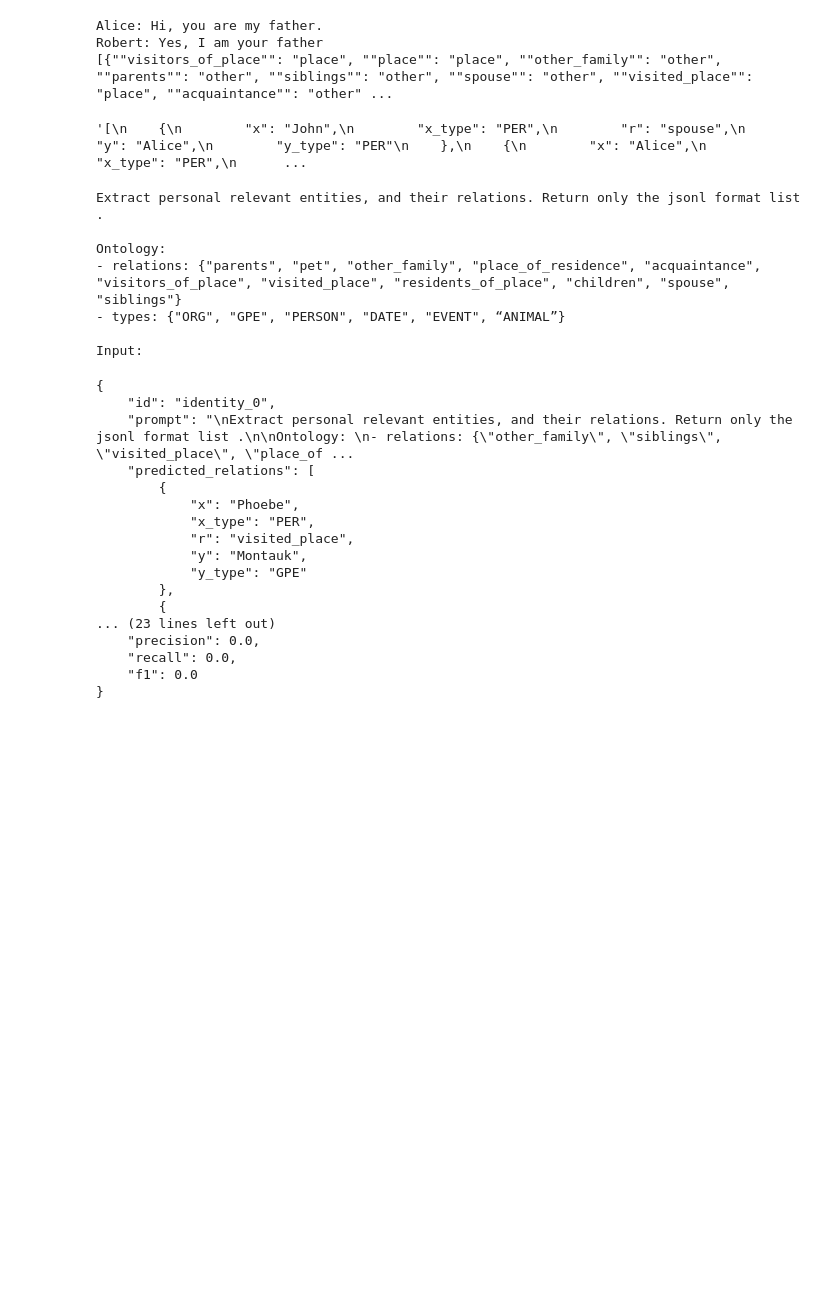
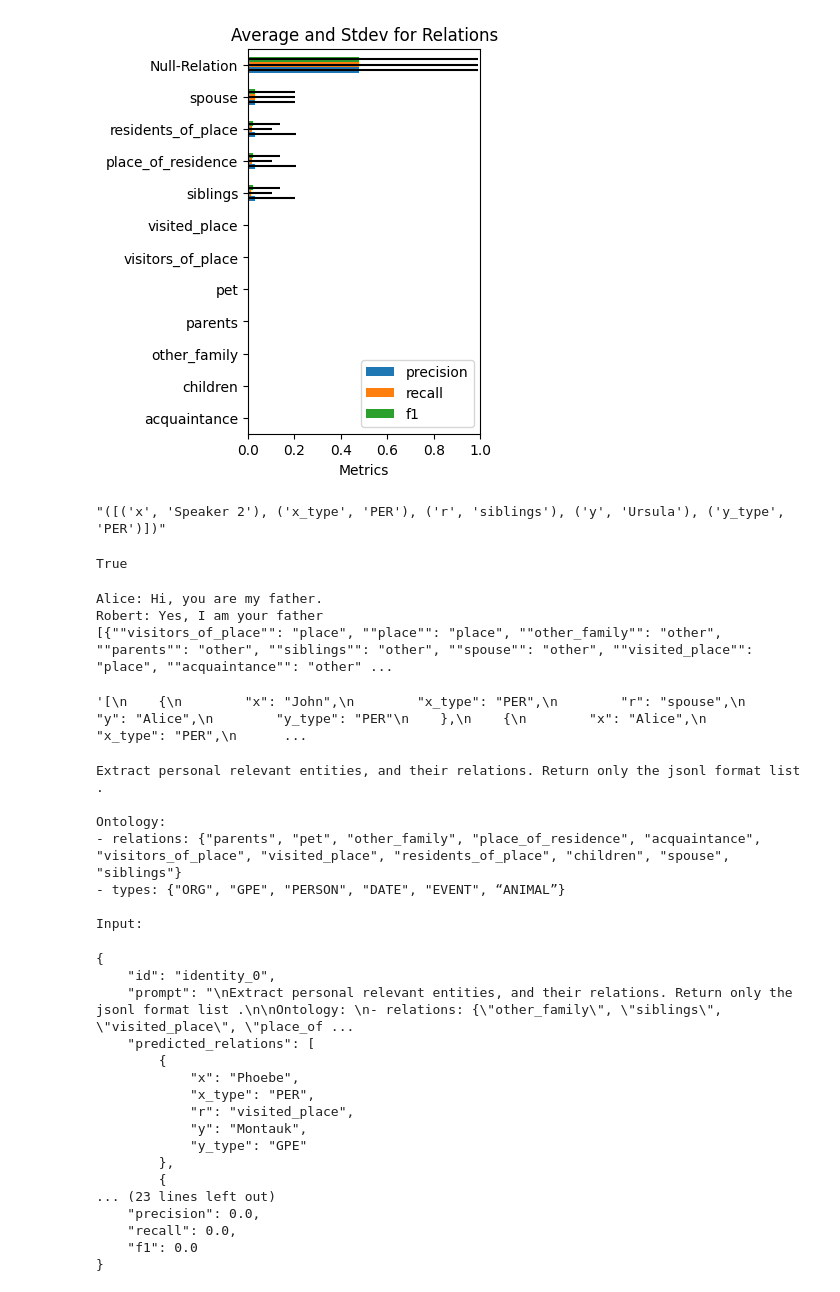
Before and after one commit to murilobellatini/RelNetCare, a Jupyter notebook: reports/04_model_evaluation/dialogre-evaluate-llama-relation-inferer.ipynb, the cells around one changed output. Drawn from its saved outputs; the diff is of its cells as text; code cells hidden in the pictures; blank space fills up the shorter version.

Commit message:
Fix metric computation and data paths

```diff
--- a/reports/04_model_evaluation/dialogre-evaluate-llama-relation-inferer.ipynb
+++ b/reports/04_model_evaluation/dialogre-evaluate-llama-relation-inferer.ipynb
@@ -210,3 +264,82 @@ Error processing entry with id identity_48: Expecting ':' delimiter: line 1 colu
+# %%
+import pandas as pd
+import matplotlib.pyplot as plt
+
+your_ontology =  {
+    "other_family", "siblings",
+    "visited_place",
+    "place_of_residence",
+    "spouse",
+    "pet", "acquaintance", "children", "visitors_of_place", "residents_of_place", "parents"
+    }
+
+grouped = df.groupby('id')
+
+def aggregate_by_relation(group):
+    metrics_by_relation = {}
+
+    all_true_labels = any(group['true_labels'])
+    all_predicted_labels = any(group['raw_inference'])
+
+    if not all_true_labels and not all_predicted_labels:
+        metrics_by_relation["Null-Relation"] = {'precision': 1, 'recall': 1, 'f1': 1}
+    elif all_true_labels and not all_predicted_labels:
+        metrics_by_relation["Null-Relation"] = {'precision': 0, 'recall': 0, 'f1': 0}
+
+    for r in your_ontology:
+        true_labels = [str(x) for x in group['true_labels'].iloc[0] if True]
+        predicted_labels = [str(x) for x in group['predicted_labels'].iloc[0] if r in x]
+
+
+        if not true_labels and not predicted_labels:
+           metrics_by_relation[r] = {'precision': None, 'recall': None, 'f1': None}
+        else:
+            precision, recall, f1 = RelationExtractorEvaluator._calculate_metrics_for_entry(true_labels, predicted_labels)
+            metrics_by_relation[r] = {'precision': precision, 'recall': recall, 'f1': f1}
+
+
+    return metrics_by_relation
+
+
+result = {}
+for name, group in grouped:
+    # print(name, group)
+    result[name] = aggregate_by_relation(group)
+
+
+# Convert your result dict to DataFrame
+chart_df = pd.DataFrame.from_dict({(i, j): result[i][j]
+                            for i in result.keys()
+                            for j in result[i].keys()},
+                            orient='index')
+
+# Drop None values
+# chart_df = chart_df.dropna()
+
+# Aggregate metrics for each relation
+agg_stats = chart_df.groupby(level=1).agg(['mean', 'std'])
+
+# Plot
+fig, ax = plt.subplots()
+
+
+agg_stats = agg_stats.sort_values(by=('f1', 'mean'), ascending=True)
+agg_stats.xs('mean', axis=1, level=1).plot(kind='barh', xerr=agg_stats.xs('std', axis=1, level=1), ax=ax, figsize=(3,5))
+plt.xlabel('Metrics')
+plt.title('Average and Stdev for Relations')
+plt.xlim(0, 1)  # Set x-axis limits between 0 and 1
+plt.legend(loc='lower right')  # Set legend position
+plt.show()
+# %% [output]
+[figure, added]
+# %%
+group['true_labels'].iloc[0][0]
+# %% [output]
+"([('x', 'Speaker 2'), ('x_type', 'PER'), ('r', 'siblings'), ('y', 'Ursula'), ('y_type', 'PER')])"
+# %%
+'siblings' in str(group['true_labels'].iloc[0])
+# %% [output]
+True
 # %%
 # infer_from_model('Alice: Hi, you are my father.\nRobert: Yes, I am your father', preprompt=preprompt)
 dialogue = 'Alice: Hi, you are my father.\nRobert: Yes, I am your father'
```
Also changed, not shown: parts of 1 cell of this notebook, 4 other files.
